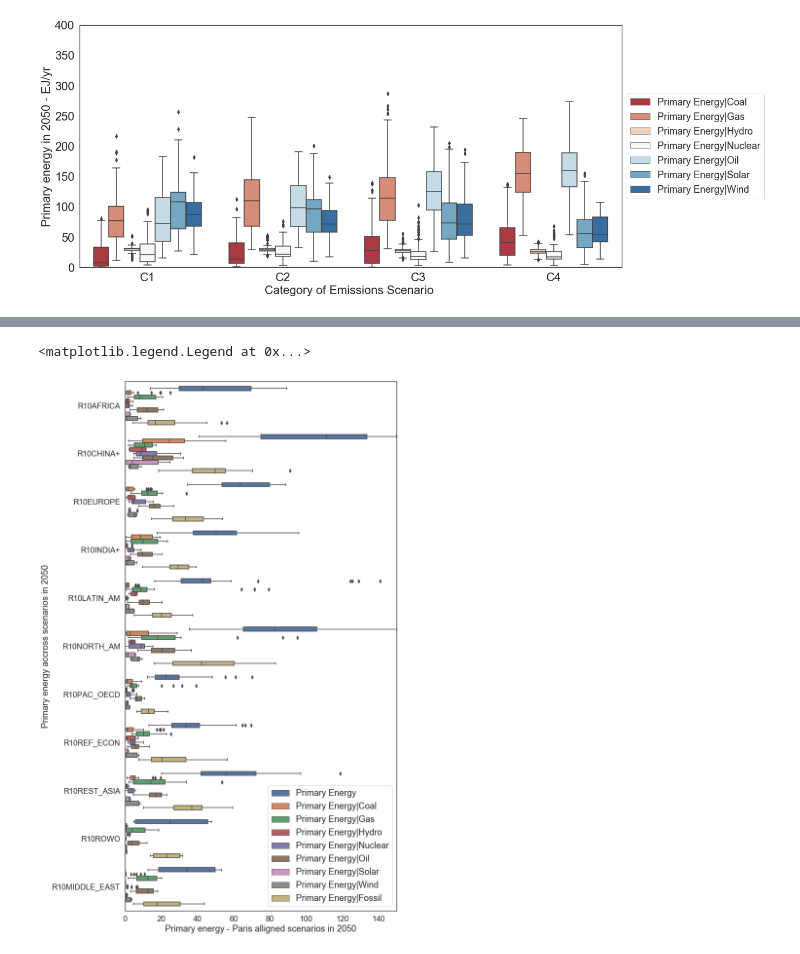
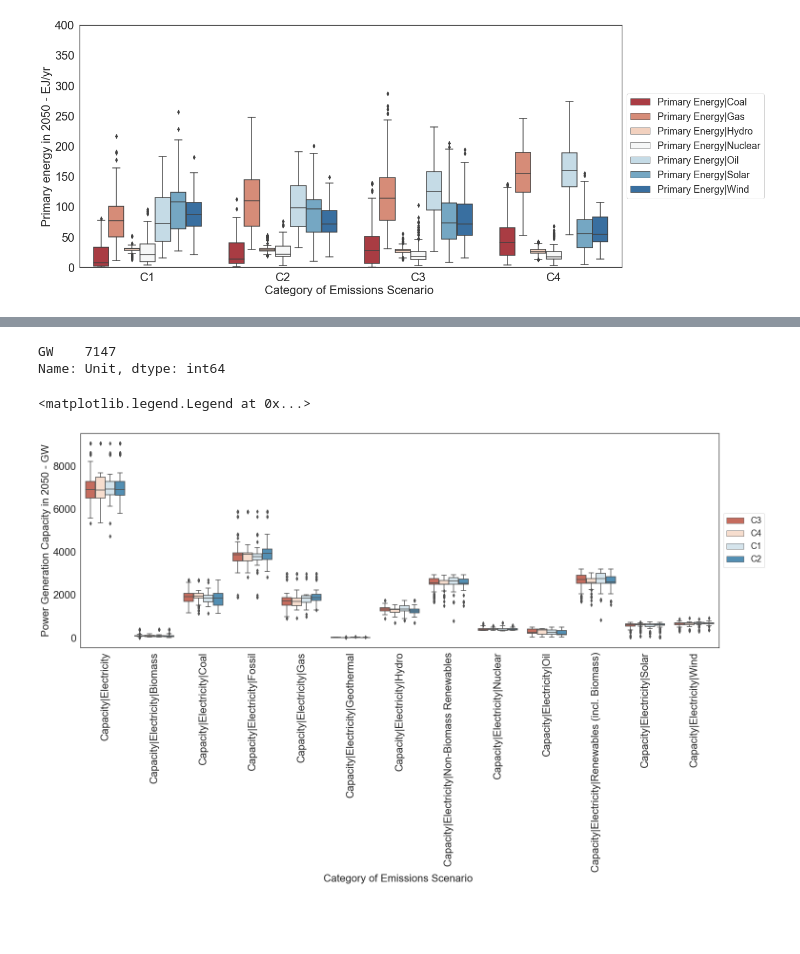
Before and after one commit to muadelm/IPCC_Scenarios, a Jupyter notebook: demand_emissions_categories/IPCC_demand_emissions_categories_24August2022.ipynb, the cells around one changed output, grey strips where cells are left out. Drawn from its saved outputs; the diff is of its cells as text; code cells hidden in the pictures; blank space fills up the shorter version.

```diff
--- a/demand_emissions_categories/IPCC_demand_emissions_categories_24August2022.ipynb
+++ b/demand_emissions_categories/IPCC_demand_emissions_categories_24August2022.ipynb
@@ -254,23 +281,20 @@ plt.legend(prop={'size': 18}, loc='center left', bbox_to_anchor=(1, 0.5))
 # %%
 # change picture size of the resulting graph
-sns.set(rc={'figure.figsize':(25,8.27)})
+sns.set(rc={'figure.figsize':(24,8.27)})
 
 
 # change the background color
 sns.set_style("white")
 
-# this plot takes into account total primary energy
+#plot energy data
+sns.boxplot(x='Variable', y='2050', data=ipcc_inv, hue = "Category", palette='RdBu')
+plt.ylabel('Energy Investment in 2050 - billion US$2010/yr', size = 22)
+plt.yticks(size = 22)
+plt.yticks(size = 22)
+plt.ylim()
 
-#plot energy data
-sns.boxplot(x='region', y=2050, data=ipcc_s_r_, hue = "variable", palette='RdBu')
-plt.ylabel('Primary energy in Paris alligned scenarios in 2050', size = 22)
-plt.yticks(size = 20)
-plt.yticks(size = 18)
-plt.ylim(0, 180)
-
-plt.xlabel('Regions', size = 18)
-plt.xticks(size = 16);
-
-plt.legend(prop={'size': 18})
+plt.xlabel('Category of Emissions Scenario ', size = 22)
+plt.xticks(size = 22, rotation = 90);
+plt.legend(prop={'size': 18}, loc='center left', bbox_to_anchor=(1, 0.5))
 # %% [output]
 <matplotlib.legend.Legend at 0x...>
@@ -278,22 +313,26 @@ plt.legend(prop={'size': 18})
+# %%
+ipcc_cap.Unit.value_counts()
+# %% [output]
+GW    7147
+Name: Unit, dtype: int64
 # %%
 # change picture size of the resulting graph
-sns.set(rc={'figure.figsize':(10,20)})
+sns.set(rc={'figure.figsize':(24,8.27)})
 
 
 # change the background color
 sns.set_style("white")
 
 #plot energy data
-sns.boxplot(y='region', x=2050, data=ipcc, hue = "variable", orient="h")
-plt.ylabel('Primary energy accross scenarios in 2050', size = 18)
-plt.yticks(size = 16)
-plt.yticks(size = 16)
-plt.xlim(0, 150)
+sns.boxplot(x='Variable', y='2020', data=ipcc_cap, hue = "Category", palette='RdBu')
+plt.ylabel('Power Generation Capacity in 2050 - GW', size = 22)
+plt.yticks(size = 22)
+plt.yticks(size = 22)
+plt.ylim()
 
-plt.xlabel('Primary energy - Paris alligned scenarios in 2050', size = 18)
-plt.xticks(size = 16);
-
-plt.legend(prop={'size': 18})
+plt.xlabel('Category of Emissions Scenario ', size = 22)
+plt.xticks(size = 22, rotation = 90);
+plt.legend(prop={'size': 18}, loc='center left', bbox_to_anchor=(1, 0.5))
 # %% [output]
 <matplotlib.legend.Legend at 0x...>
-[figure, old version]
+[figure, new version]
```
Also changed, not shown: parts of 12 cells of this notebook.
